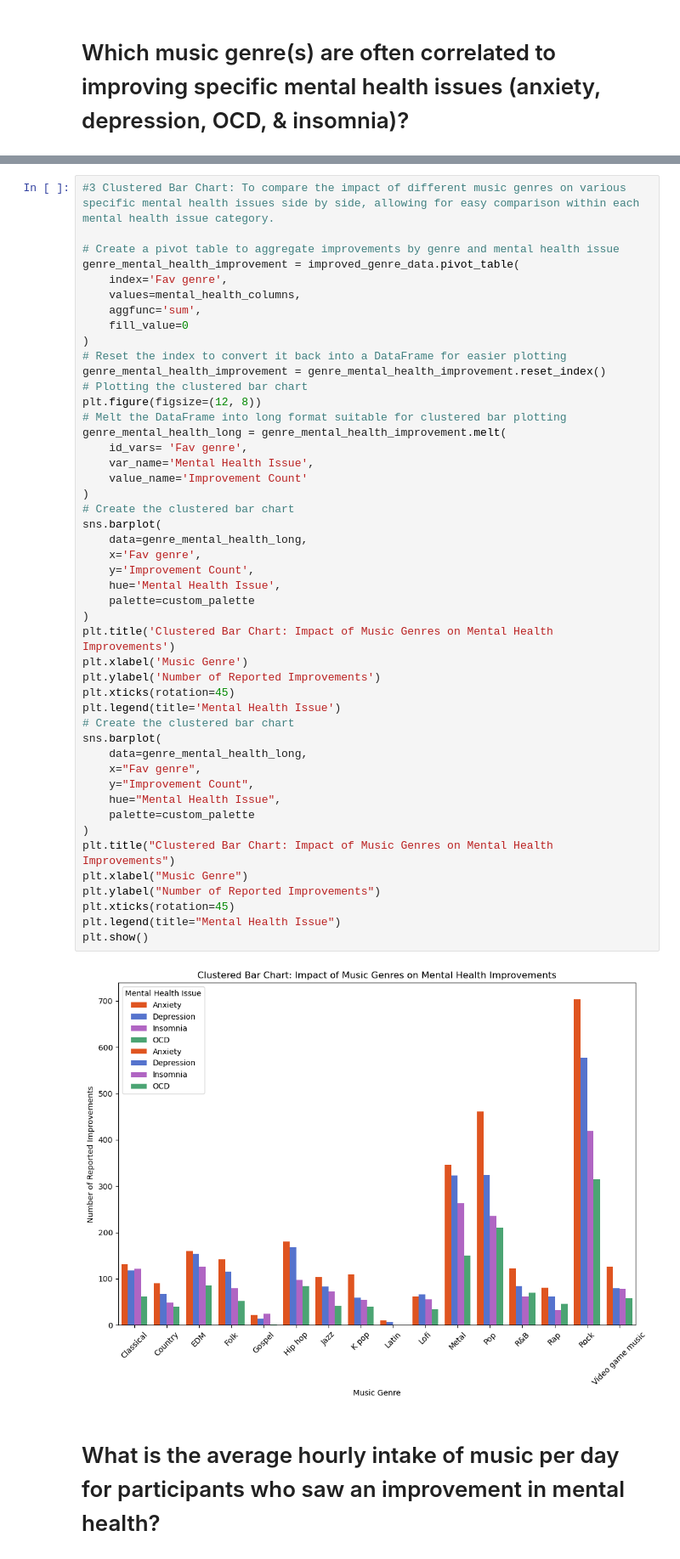
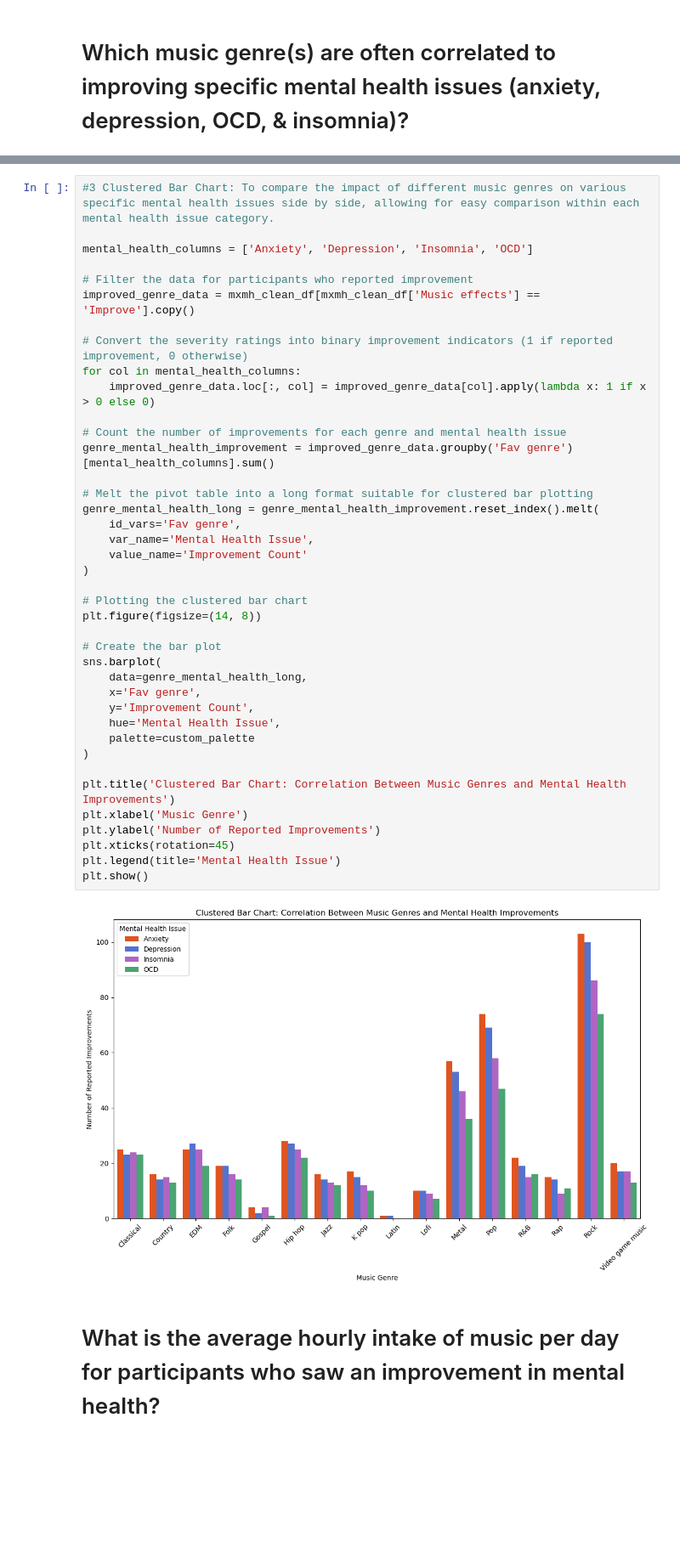
Before and after one commit to karinaahumada01/project-1, a Jupyter notebook: mxmh_main_analysis.ipynb, the cells around one changed output, grey strips where cells are left out. Shown at 85% size. Cells and saved outputs as stored; diff of their text form; blank space fills up the shorter version.

Commit message:
fixed #3 graphs: scatter plot and clustered bar chart

```diff
--- a/mxmh_main_analysis.ipynb
+++ b/mxmh_main_analysis.ipynb
@@ -277,52 +287,45 @@ plt.show()
 # %%
 #3 Clustered Bar Chart: To compare the impact of different music genres on various specific mental health issues side by side, allowing for easy comparison within each mental health issue category.
 
-# Create a pivot table to aggregate improvements by genre and mental health issue
-genre_mental_health_improvement = improved_genre_data.pivot_table(
-    index='Fav genre',
-    values=mental_health_columns,
-    aggfunc='sum',
-    fill_value=0
-)
-# Reset the index to convert it back into a DataFrame for easier plotting
-genre_mental_health_improvement = genre_mental_health_improvement.reset_index()
-# Plotting the clustered bar chart
-plt.figure(figsize=(12, 8))
-# Melt the DataFrame into long format suitable for clustered bar plotting
-genre_mental_health_long = genre_mental_health_improvement.melt(
-    id_vars= 'Fav genre',
+mental_health_columns = ['Anxiety', 'Depression', 'Insomnia', 'OCD']
+
+# Filter the data for participants who reported improvement
+improved_genre_data = mxmh_clean_df[mxmh_clean_df['Music effects'] == 'Improve'].copy()
+
+# Convert the severity ratings into binary improvement indicators (1 if reported improvement, 0 otherwise)
+for col in mental_health_columns:
+    improved_genre_data.loc[:, col] = improved_genre_data[col].apply(lambda x: 1 if x > 0 else 0)
+
+# Count the number of improvements for each genre and mental health issue
+genre_mental_health_improvement = improved_genre_data.groupby('Fav genre')[mental_health_columns].sum()
+
+# Melt the pivot table into a long format suitable for clustered bar plotting
+genre_mental_health_long = genre_mental_health_improvement.reset_index().melt(
+    id_vars='Fav genre',
     var_name='Mental Health Issue',
     value_name='Improvement Count'
 )
-# Create the clustered bar chart
+
+# Plotting the clustered bar chart
+plt.figure(figsize=(14, 8))
+
+# Create the bar plot
 sns.barplot(
     data=genre_mental_health_long,
     x='Fav genre',
     y='Improvement Count',
     hue='Mental Health Issue',
     palette=custom_palette
 )
-plt.title('Clustered Bar Chart: Impact of Music Genres on Mental Health Improvements')
+
+plt.title('Clustered Bar Chart: Correlation Between Music Genres and Mental Health Improvements')
 plt.xlabel('Music Genre')
 plt.ylabel('Number of Reported Improvements')
 plt.xticks(rotation=45)
 plt.legend(title='Mental Health Issue')
-# Create the clustered bar chart
-sns.barplot(
-    data=genre_mental_health_long,
-    x="Fav genre",
-    y="Improvement Count",
-    hue="Mental Health Issue",
-    palette=custom_palette
-)
-plt.title("Clustered Bar Chart: Impact of Music Genres on Mental Health Improvements")
-plt.xlabel("Music Genre")
-plt.ylabel("Number of Reported Improvements")
-plt.xticks(rotation=45)
-plt.legend(title="Mental Health Issue")
 plt.show()
 # %% [output]
-[figure, old version]
+[figure, new version]
 # %% [markdown]
 # What is the average hourly intake of music per day for participants who saw an improvement in mental health?
 # %%
```
Also changed, not shown: parts of 6 cells of this notebook.
